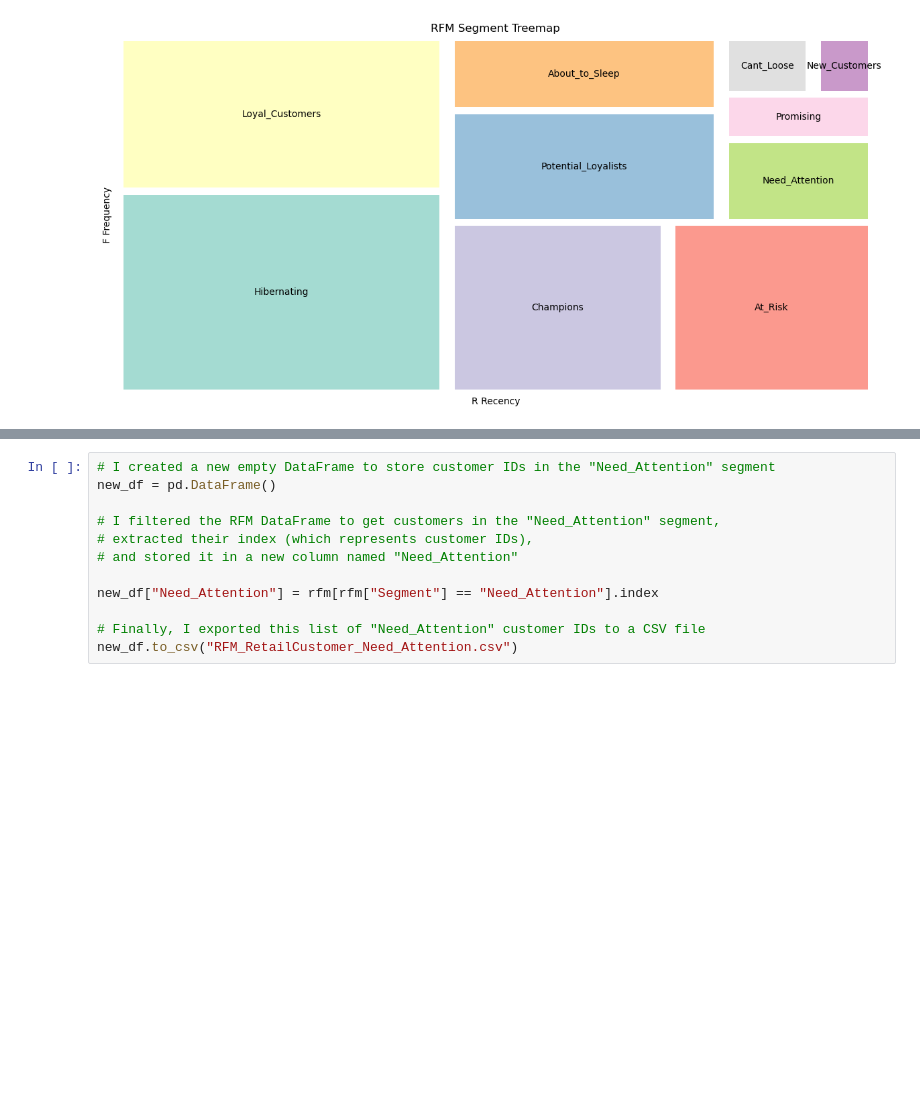
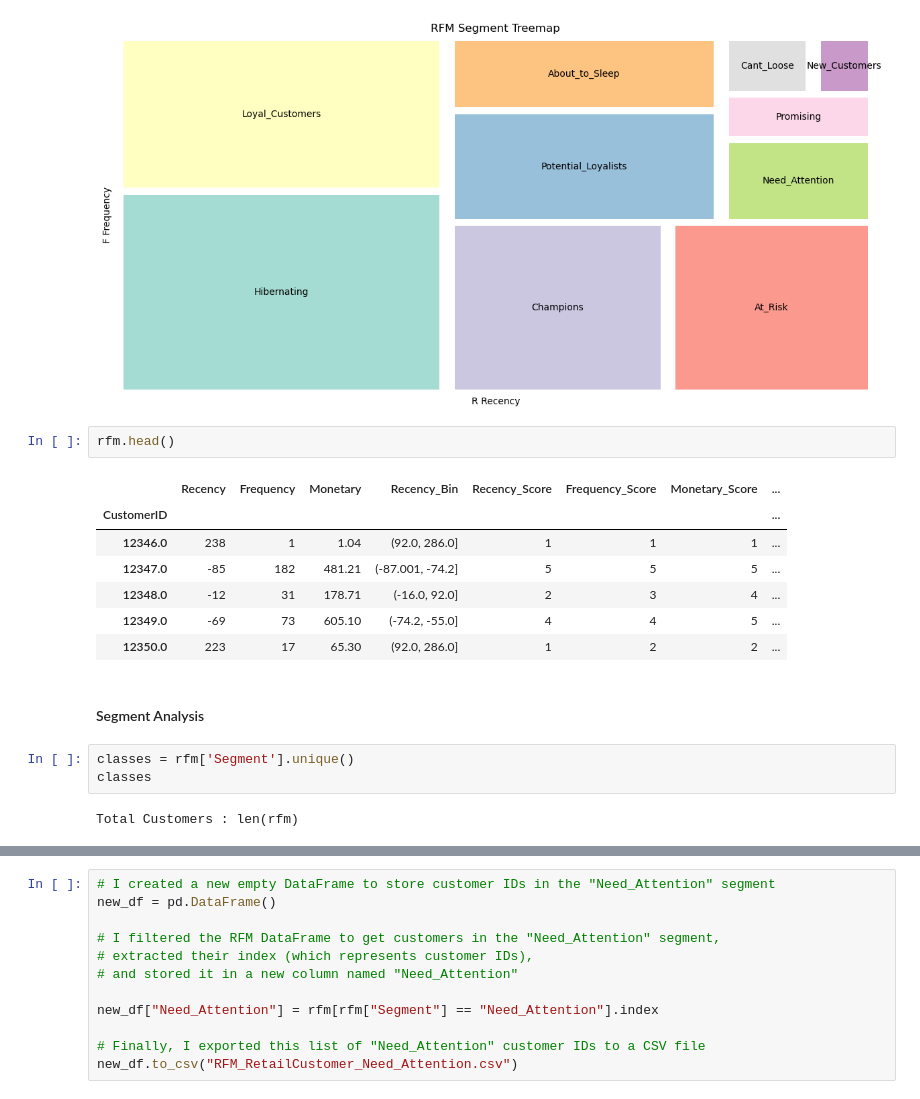
Before and after one commit to mcozkan/RFM_Segmentation, a Jupyter notebook: OnlineRetail_RFM_Project.ipynb, the cells around one changed output, grey strips where cells are left out. Saved outputs shown, nothing was run; the diff lists cells and outputs as text; blank space fills up the shorter version.

```diff
--- a/OnlineRetail_RFM_Project.ipynb
+++ b/OnlineRetail_RFM_Project.ipynb
@@ -360,3 +375,20 @@ plt.tight_layout()
 plt.show()
 # %% [output]
 [figure]
+# %%
+rfm.head()
+# %% [output]
+|  | Recency | Frequency | Monetary | Recency_Bin | Recency_Score | Frequency_Score | Monetary_Score | ... |
+| CustomerID |  |  |  |  |  |  |  | ... |
+| 12346.0 | 238 | 1 | 1.04 | (92.0, 286.0] | 1 | 1 | 1 | ... |
+| 12347.0 | -85 | 182 | 481.21 | (-87.001, -74.2] | 5 | 5 | 5 | ... |
+| 12348.0 | -12 | 31 | 178.71 | (-16.0, 92.0] | 2 | 3 | 4 | ... |
+| 12349.0 | -69 | 73 | 605.10 | (-74.2, -55.0] | 4 | 4 | 5 | ... |
+| 12350.0 | 223 | 17 | 65.30 | (92.0, 286.0] | 1 | 2 | 2 | ... |
+# %% [markdown]
+#### Segment Analysis
+# %%
+classes = rfm['Segment'].unique()
+classes
+# %% [output]
+Total Customers : len(rfm)
```
Also changed, not shown: parts of 11 cells of this notebook, 1 other file.
